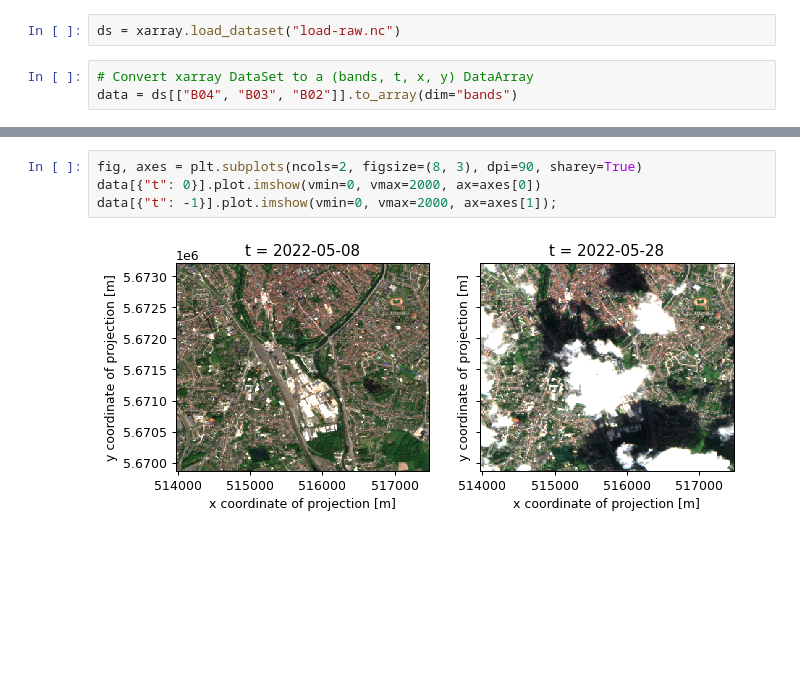
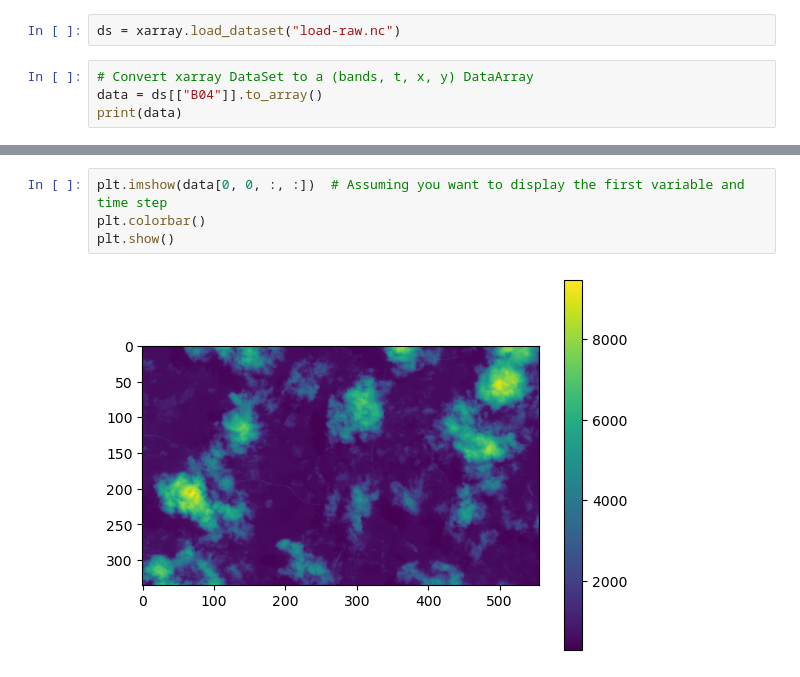
Before and after one commit to TimV11/climathon, a Jupyter notebook: openeo_script.ipynb, the cells around one changed output, grey strips where cells are left out. Drawn from its saved outputs; the diff is of its cells as text; blank space fills up the shorter version.

```diff
--- a/openeo_script.ipynb
+++ b/openeo_script.ipynb
@@ -30,4 +37,5 @@ OpenEoApiError: [400] NoDataAvailable: There is no data available for the given
 ds = xarray.load_dataset("load-raw.nc")
 # %%
 # Convert xarray DataSet to a (bands, t, x, y) DataArray
-data = ds[["B04", "B03", "B02"]].to_array(dim="bands")
+data = ds[["B04"]].to_array()
+print(data)
@@ -34,6 +59,6 @@ data = ds[["B04", "B03", "B02"]].to_array(dim="bands")
-# %%
-fig, axes = plt.subplots(ncols=2, figsize=(8, 3), dpi=90, sharey=True)
-data[{"t": 0}].plot.imshow(vmin=0, vmax=2000, ax=axes[0])
-data[{"t": -1}].plot.imshow(vmin=0, vmax=2000, ax=axes[1]);
-# %% [output]
-[figure, removed]
+# %%
+plt.imshow(data[0, 0, :, :])  # Assuming you want to display the first variable and time step
+plt.colorbar()
+plt.show()
+# %% [output]
+[figure, added]
```
Also changed, not shown: parts of 14 cells of this notebook, 1 other file.
